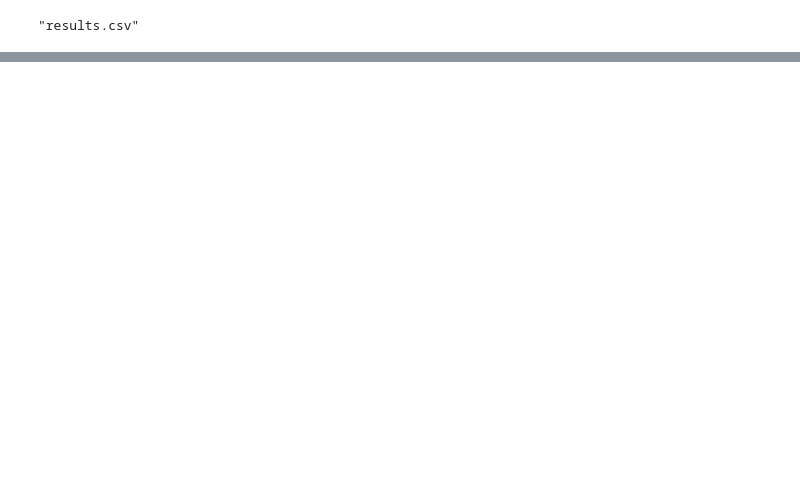
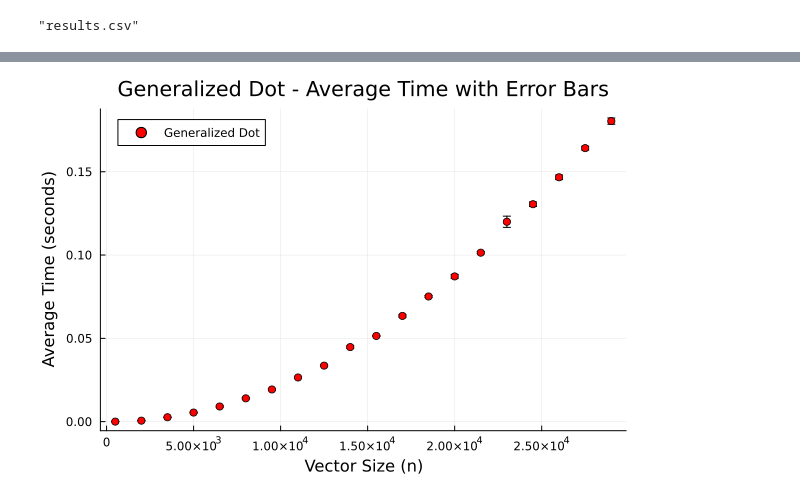
Before and after one commit to bialywaldemar/MOwNiT, a Jupyter notebook: lab1/1.Mownit_Lab_DataFrames_lab1.ipynb, the cells around one changed output, grey strips where cells are left out. Drawn from its saved outputs; the diff is of its cells as text; code cells hidden in the pictures; blank space fills up the shorter version.

```diff
--- a/lab1/1.Mownit_Lab_DataFrames_lab1.ipynb
+++ b/lab1/1.Mownit_Lab_DataFrames_lab1.ipynb
@@ -504,5 +541,4 @@ Matrix Vector Mult - Standard deviation: 0.0574794511752422
 # %%
-using Plots
-
-plot(avg_generalized.n, avg_generalized.avg_time, label="Generalized Dot", xlabel="Vector Size (n)", ylabel="Average Time (seconds)", title="Average Time by Vector Size", linewidth=2, marker=:circle)
-plot!(avg_matrix   _vector.n, avg_matrix_vector.avg_time, label="Matrix Vector Mult", linewidth=2, marker=:square)
+scatter(generalized_results.n, generalized_results.avg_time, yerror=generalized_results.std_time, color=:red, label="Generalized Dot", xlabel="Vector Size (n)", ylabel="Average Time (seconds)", title="Generalized Dot - Average Time with Error Bars", marker=:circle)
+# %% [output]
+[figure, added]
```
Also changed, not shown: parts of 8 cells of this notebook.
